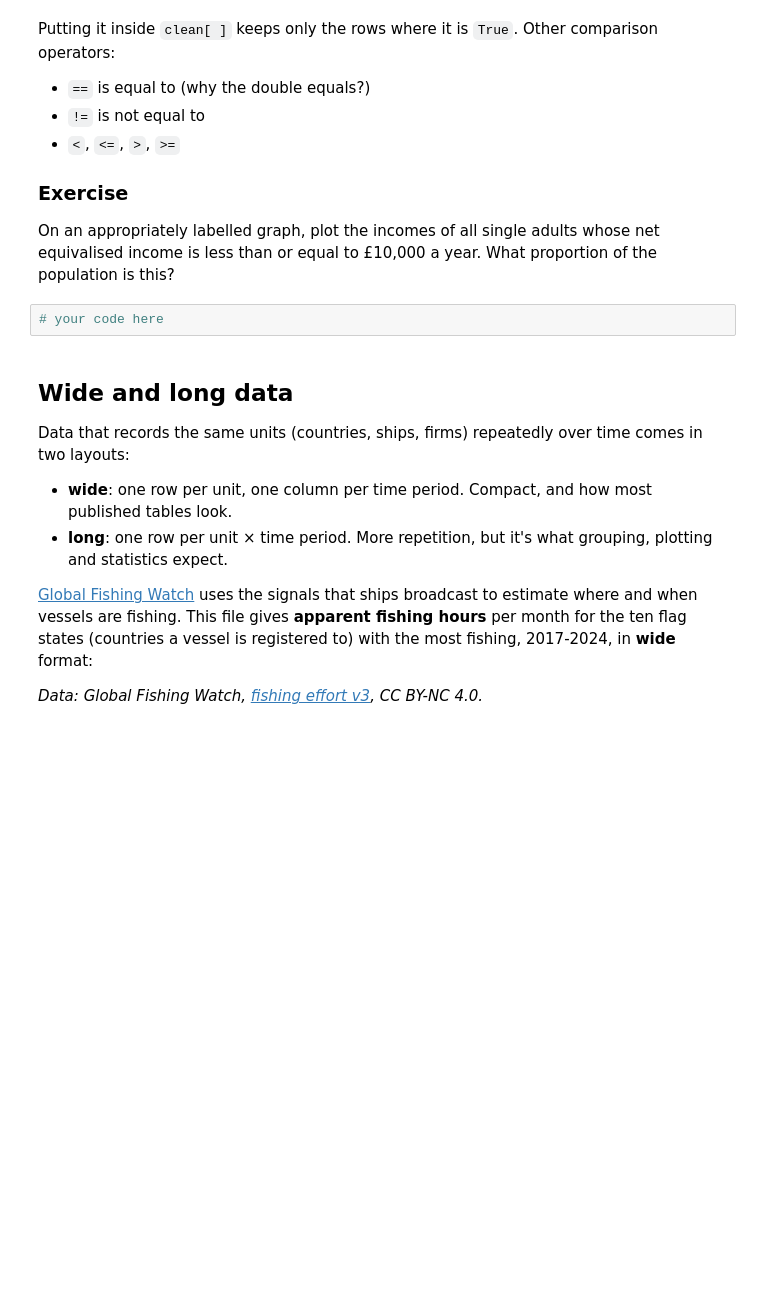
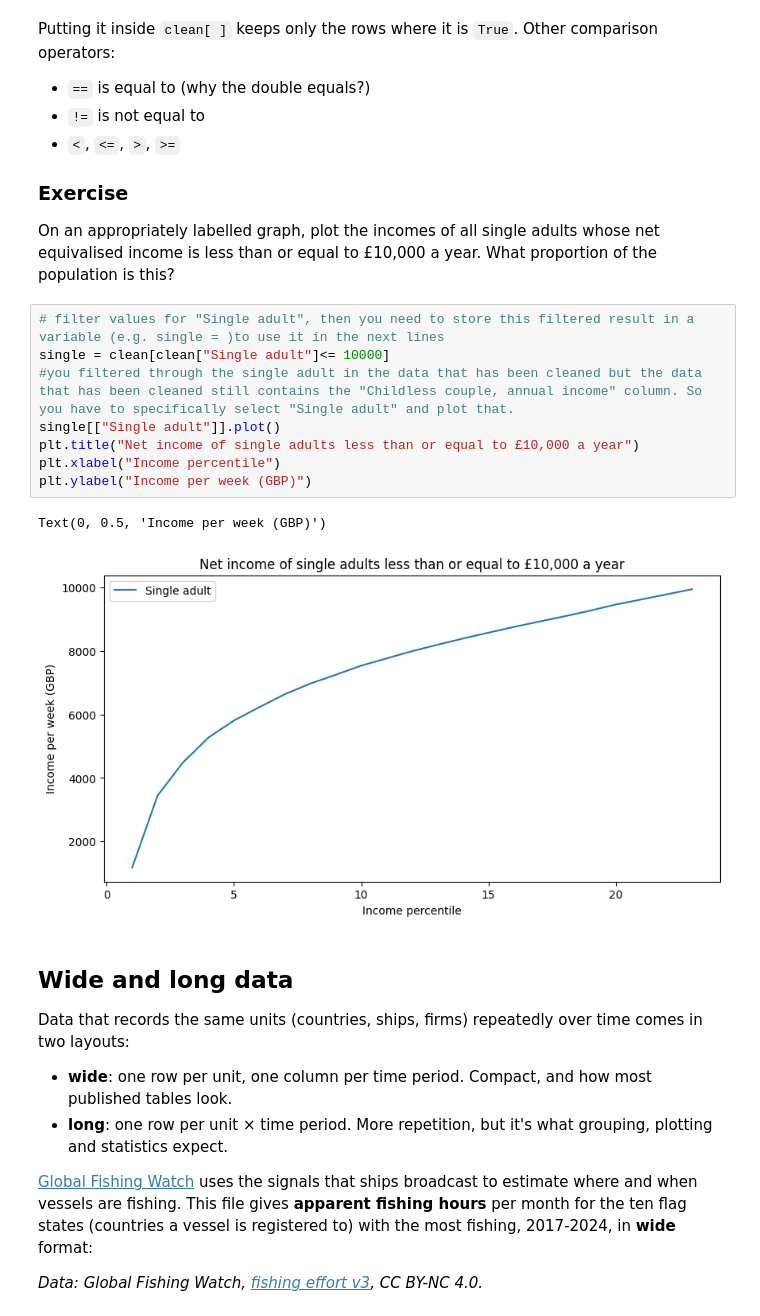
Before and after one commit to AlexiaNabok28/QM2, a Jupyter notebook: notebooks/W02. Pandas.ipynb, the cells around one changed output. Cells and saved outputs as stored; diff of their text form; blank space fills up the shorter version.

```diff
--- a/notebooks/W02. Pandas.ipynb
+++ b/notebooks/W02. Pandas.ipynb
@@ -293,7 +301,16 @@ Putting it inside `clean[ ]` keeps only the rows where it is `True`. Other compa
 
 On an appropriately labelled graph, plot the incomes of all single adults whose net equivalised income is less than or equal to £10,000 a year. What proportion of the population is this?
 # %%
-# your code here
+# filter values for "Single adult", then you need to store this filtered result in a variable (e.g. single = )to use it in the next lines
+single = clean[clean["Single adult"]<= 10000]
+#you filtered through the single adult in the data that has been cleaned but the data that has been cleaned still contains the "Childless couple, annual income" column. So you have to specifically select "Single adult" and plot that.
+single[["Single adult"]].plot()
+plt.title("Net income of single adults less than or equal to £10,000 a year")
+plt.xlabel("Income percentile")
+plt.ylabel("Income per week (GBP)")
+# %% [output]
+Text(0, 0.5, 'Income per week (GBP)')
+[figure, added]
 # %% [markdown]
 ## Wide and long data
 
```
Also changed, not shown: parts of 8 cells of this notebook.
